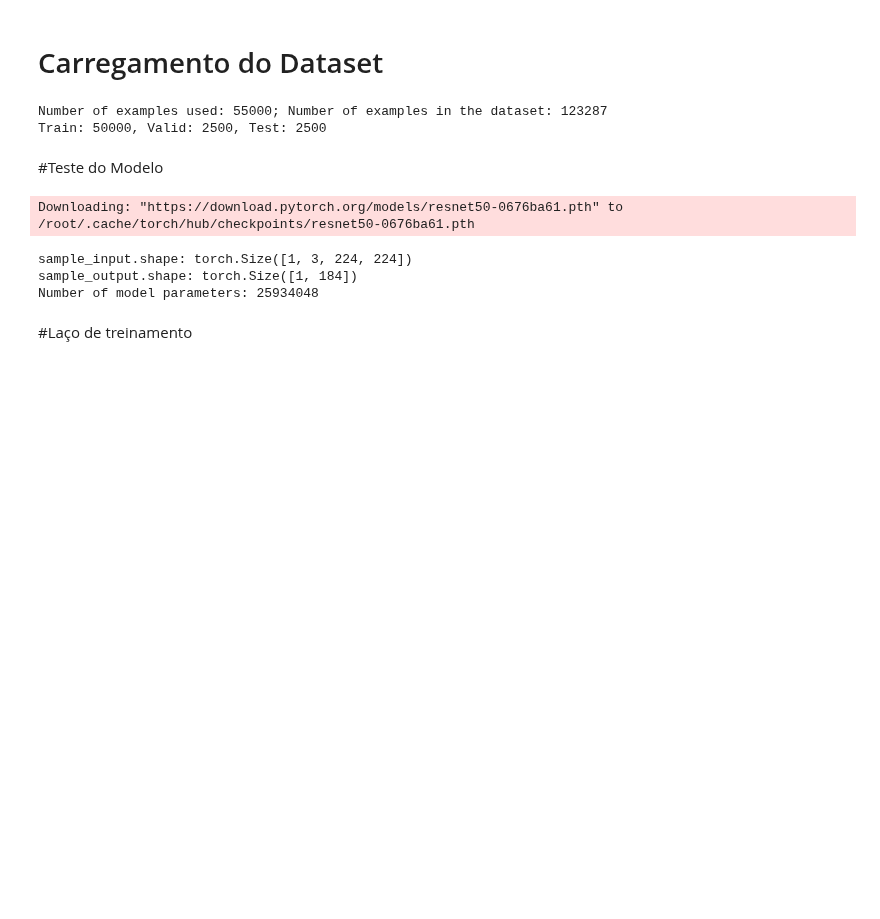
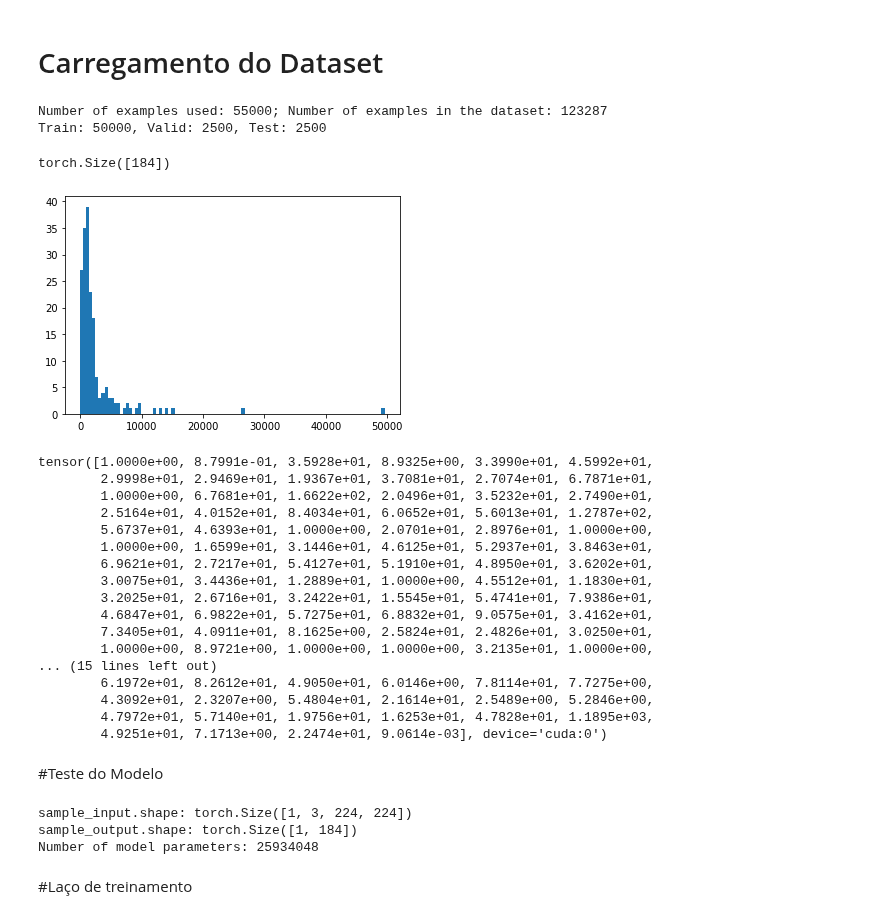
Before and after one commit to fabiormazza/IA025_2022S1, a Jupyter notebook: projeto_final/fabio_mazza/projeto_final_modulo1_wstuff_balanced.ipynb, the cells around one changed output. Saved outputs shown, nothing was run; the diff lists cells and outputs as text; code cells hidden in the pictures; blank space fills up the shorter version.

```diff
--- a/projeto_final/fabio_mazza/projeto_final_modulo1_wstuff_balanced.ipynb
+++ b/projeto_final/fabio_mazza/projeto_final_modulo1_wstuff_balanced.ipynb
@@ -258,6 +298,46 @@ train_dataset = MyDataset(img_ids=img_ids_train, coco_inst=coco_inst_train, coco
 # %% [output]
 Number of examples used: 55000; Number of examples in the dataset: 123287
 Train: 50000, Valid: 2500, Test: 2500
+# %%
+## Obtendo pesos para balancear o dataset no treinamento
+_, cats = train_dataset[:]
+cats_num = cats.sum(dim=0)
+print(cats_num.shape)
+
+##Histograma mostrando a falta de balanceamento no dataset
+plt.hist(cats_num, bins=100)
+plt.show()
+
+##Criação dos pesos (a serem utilizados na Loss)
+#fórmula: número de contagens negativas / número de contagens positivas para cada classe
+#https://pytorch.org/docs/stable/generated/torch.nn.BCEWithLogitsLoss.html#torch.nn.BCEWithLogitsLoss
+cats_positive_examples = cats_num
+cats_negative_examples = (train_ex_num - cats_num)
+cats_weights = cats_negative_examples / cats_positive_examples
+cats_weights[cats_weights==float('inf')] = 1 #remove excessive weight for classes not included in the dataset, considering also index 0 in this case
+
+pos_weight = cats_weights
+pos_weight.to(device)
+# %% [output]
+torch.Size([184])
+[figure, added]
+tensor([1.0000e+00, 8.7991e-01, 3.5928e+01, 8.9325e+00, 3.3990e+01, 4.5992e+01,
+        2.9998e+01, 2.9469e+01, 1.9367e+01, 3.7081e+01, 2.7074e+01, 6.7871e+01,
+        1.0000e+00, 6.7681e+01, 1.6622e+02, 2.0496e+01, 3.5232e+01, 2.7490e+01,
+        2.5164e+01, 4.0152e+01, 8.4034e+01, 6.0652e+01, 5.6013e+01, 1.2787e+02,
+        5.6737e+01, 4.6393e+01, 1.0000e+00, 2.0701e+01, 2.8976e+01, 1.0000e+00,
+        1.0000e+00, 1.6599e+01, 3.1446e+01, 4.6125e+01, 5.2937e+01, 3.8463e+01,
+        6.9621e+01, 2.7217e+01, 5.4127e+01, 5.1910e+01, 4.8950e+01, 3.6202e+01,
+        3.0075e+01, 3.4436e+01, 1.2889e+01, 1.0000e+00, 4.5512e+01, 1.1830e+01,
+        3.2025e+01, 2.6716e+01, 3.2422e+01, 1.5545e+01, 5.4741e+01, 7.9386e+01,
+        4.6847e+01, 6.9822e+01, 5.7275e+01, 6.8832e+01, 9.0575e+01, 3.4162e+01,
+        7.3405e+01, 4.0911e+01, 8.1625e+00, 2.5824e+01, 2.4826e+01, 3.0250e+01,
+        1.0000e+00, 8.9721e+00, 1.0000e+00, 1.0000e+00, 3.2135e+01, 1.0000e+00,
+... (15 lines left out)
+        6.1972e+01, 8.2612e+01, 4.9050e+01, 6.0146e+00, 7.8114e+01, 7.7275e+00,
+        4.3092e+01, 2.3207e+00, 5.4804e+01, 2.1614e+01, 2.5489e+00, 5.2846e+00,
+        4.7972e+01, 5.7140e+01, 1.9756e+01, 1.6253e+01, 4.7828e+01, 1.1895e+03,
+        4.9251e+01, 7.1713e+00, 2.2474e+01, 9.0614e-03], device='cuda:0')
 # %%
 class MultiLabelClassifier(nn.Module):
 
@@ -282,7 +364,7 @@ class MultiLabelClassifier(nn.Module):
 # %% [markdown]
 #Teste do Modelo
 # %%
-model_1_test = MultiLabelClassifier(num_cats=num_cats)
+model_1_test = MultiLabelClassifier(num_cats=num_cats, pos_weight=pos_weight)
 
 sample_input, _ = next(iter(DataLoader(train_dataset)))
 sample_output = model_1_test(sample_input.to(device))
@@ -293,10 +375,9 @@ print(f'sample_output.shape: {sample_output.shape}')
 num_params = sum(p.numel() for p in model_1_test.parameters() if p.requires_grad)
 print(f'Number of model parameters: {num_params}')
 # %% [output]
-Downloading: "https://download.pytorch.org/models/resnet50-0676ba61.pth" to /root/.cache/torch/hub/checkpoints/resnet50-0676ba61.pth
+sample_input.shape: torch.Size([1, 3, 224, 224])
+sample_output.shape: torch.Size([1, 184])
+Number of model parameters: 25934048
-sample_input.shape: torch.Size([1, 3, 224, 224])
-sample_output.shape: torch.Size([1, 184])
-Number of model parameters: 25934048
 # %% [markdown]
 #Laço de treinamento
 # %%
```
Also changed, not shown: parts of 10 cells of this notebook.
